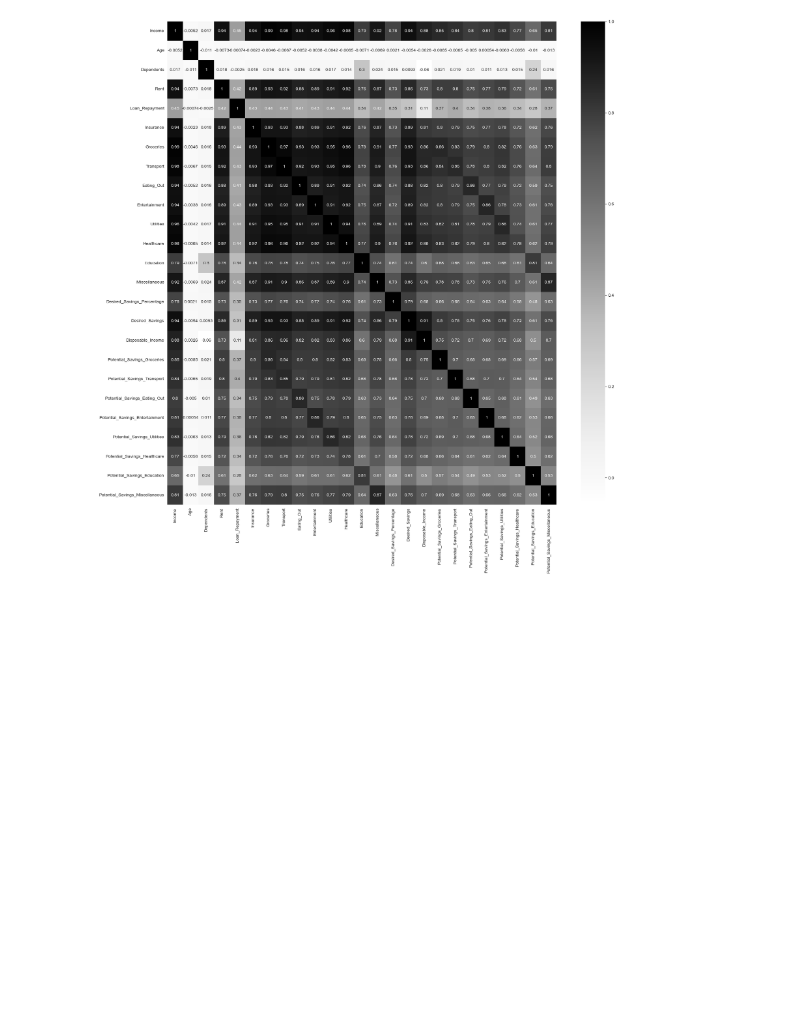
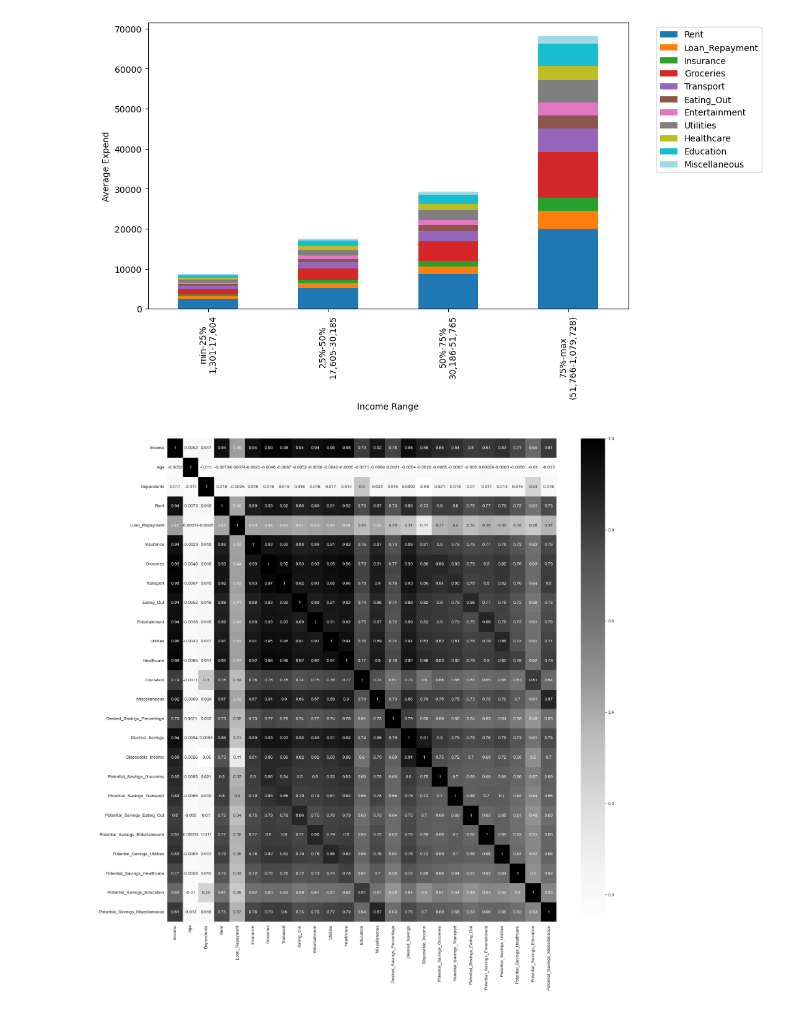
Before and after one commit to encore-ai-240909/eda_workspace, a Jupyter notebook: K3J1/EDA_notebook.ipynb, the cells around one changed output. Cells and saved outputs as stored; diff of their text form; code cells hidden in the pictures; blank space fills up the shorter version.

```diff
--- a/K3J1/EDA_notebook.ipynb
+++ b/K3J1/EDA_notebook.ipynb
@@ -14,3 +39,12 @@ df = pd.read_csv('./data/data.csv')
+# %%
+# 지출 결과값
+income_expend_avg.plot(kind='bar', stacked=True, figsize=(10,6), cmap="tab20")
+plt.xlabel("Income Range")
+plt.ylabel("Average Expend")
+plt.legend(bbox_to_anchor=(1.05, 1))
+plt.show()
+# %% [output]
+[figure, added]
 # %%
 # 김진수 코드 시작
 
```
Also changed, not shown: parts of 1 cell of this notebook.
